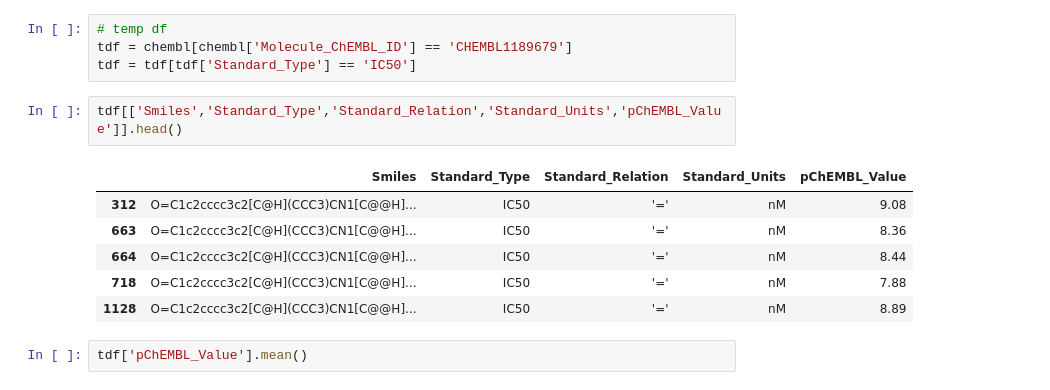
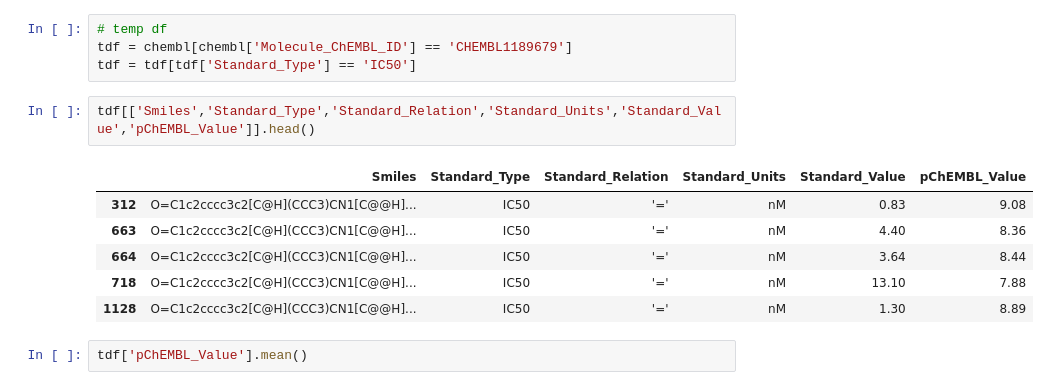
Before and after one commit to ravichas/AMPL-workshop-1, a Jupyter notebook: AMPL_FNL_Workshop_06052021.ipynb, the cells around one changed output. Cells and saved outputs as stored; diff of their text form.

```diff
--- a/AMPL_FNL_Workshop_06052021.ipynb
+++ b/AMPL_FNL_Workshop_06052021.ipynb
@@ -416,14 +484,14 @@ chembl[numeric_cols].hist(figsize=(10,10));
 tdf = chembl[chembl['Molecule_ChEMBL_ID'] == 'CHEMBL1189679']
 tdf = tdf[tdf['Standard_Type'] == 'IC50']
 # %%
-tdf[['Smiles','Standard_Type','Standard_Relation','Standard_Units','pChEMBL_Value']].head()
+tdf[['Smiles','Standard_Type','Standard_Relation','Standard_Units','Standard_Value','pChEMBL_Value']].head()
 # %% [output]
-|  | Smiles | Standard_Type | Standard_Relation | Standard_Units | pChEMBL_Value |
-| 312 | O=C1c2cccc3c2[C@H](CCC3)CN1[C@@H]... | IC50 | '=' | nM | 9.08 |
-| 663 | O=C1c2cccc3c2[C@H](CCC3)CN1[C@@H]... | IC50 | '=' | nM | 8.36 |
-| 664 | O=C1c2cccc3c2[C@H](CCC3)CN1[C@@H]... | IC50 | '=' | nM | 8.44 |
-| 718 | O=C1c2cccc3c2[C@H](CCC3)CN1[C@@H]... | IC50 | '=' | nM | 7.88 |
-| 1128 | O=C1c2cccc3c2[C@H](CCC3)CN1[C@@H]... | IC50 | '=' | nM | 8.89 |
+|  | Smiles | Standard_Type | Standard_Relation | Standard_Units | Standard_Value | pChEMBL_Value |
+| 312 | O=C1c2cccc3c2[C@H](CCC3)CN1[C@@H]... | IC50 | '=' | nM | 0.83 | 9.08 |
+| 663 | O=C1c2cccc3c2[C@H](CCC3)CN1[C@@H]... | IC50 | '=' | nM | 4.40 | 8.36 |
+| 664 | O=C1c2cccc3c2[C@H](CCC3)CN1[C@@H]... | IC50 | '=' | nM | 3.64 | 8.44 |
+| 718 | O=C1c2cccc3c2[C@H](CCC3)CN1[C@@H]... | IC50 | '=' | nM | 13.10 | 7.88 |
+| 1128 | O=C1c2cccc3c2[C@H](CCC3)CN1[C@@H]... | IC50 | '=' | nM | 1.30 | 8.89 |
 # %%
 tdf['pChEMBL_Value'].mean()
 # %% [output]
```
Also changed, not shown: parts of 14 cells of this notebook.
